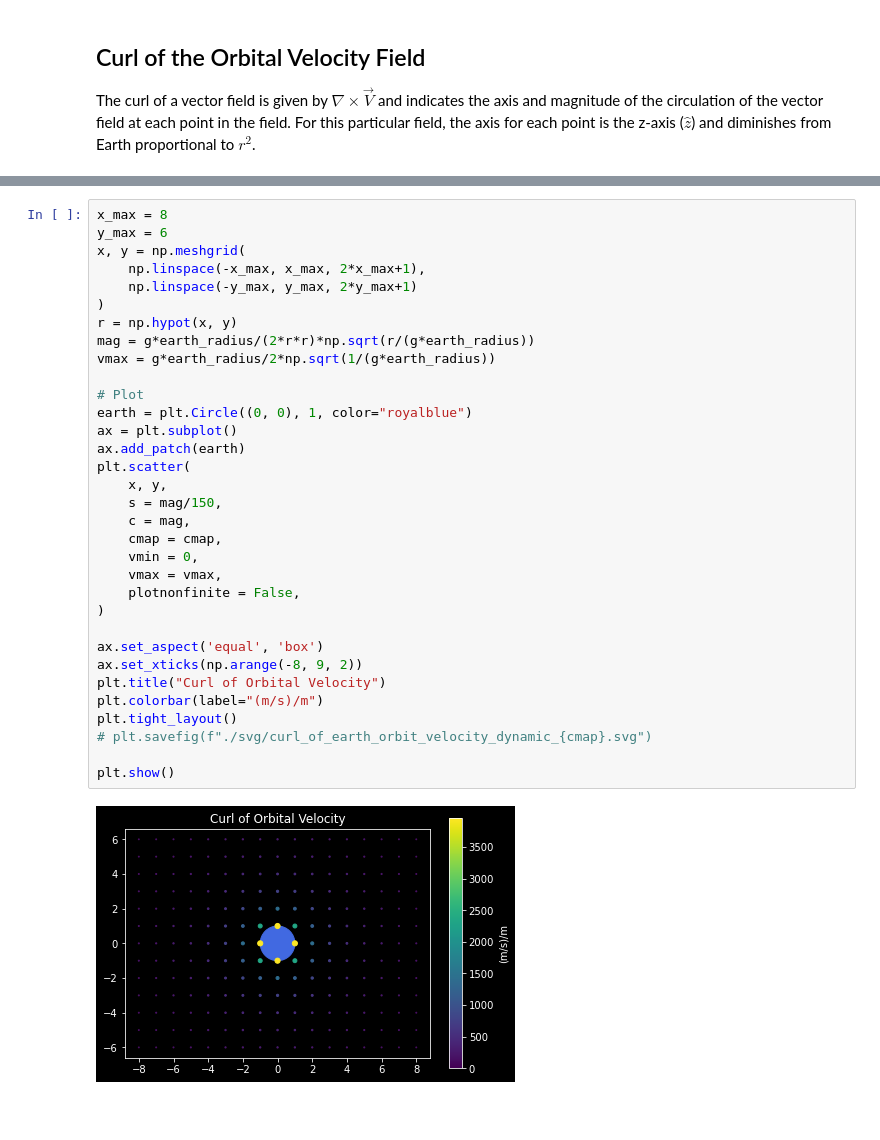
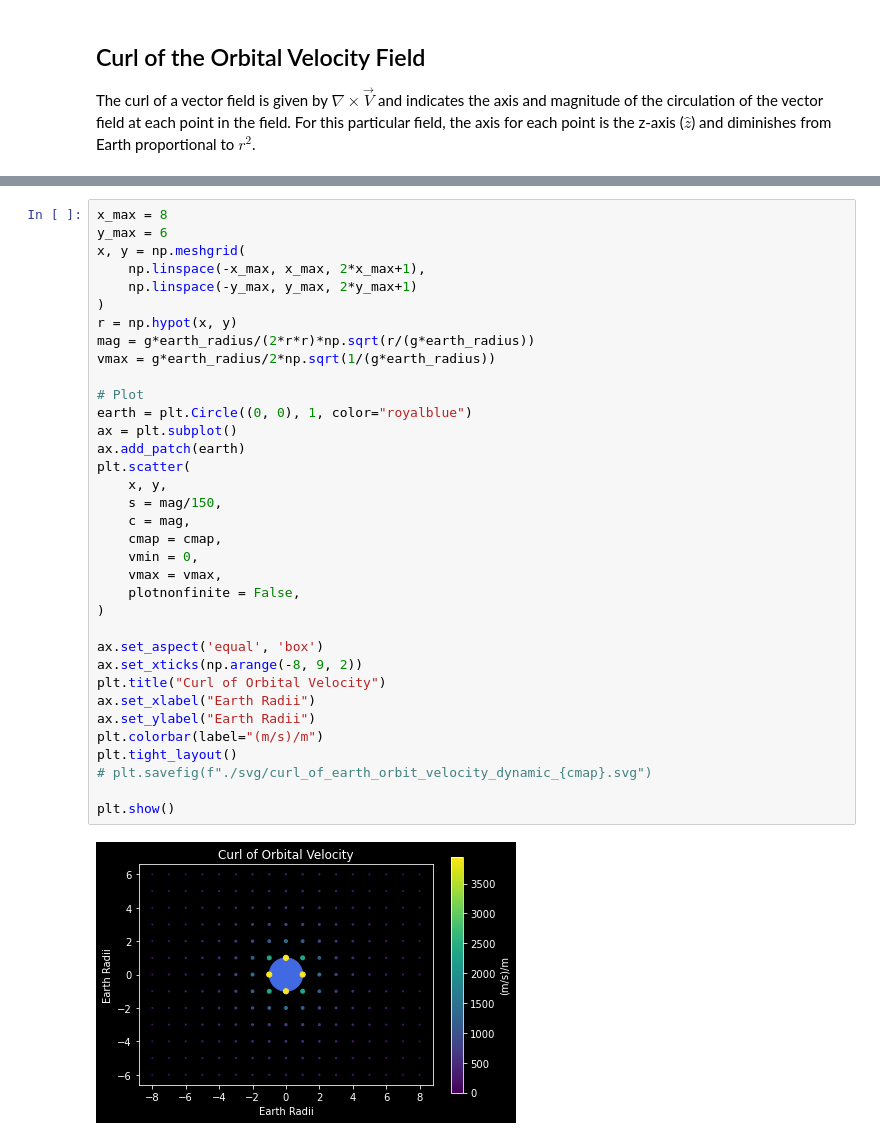
Before and after one commit to zachartrand/Field-plots, a Jupyter notebook: earth_gravity/earth_gravity.ipynb, the cells around one changed output, grey strips where cells are left out. Drawn from its saved outputs; the diff is of its cells as text; blank space fills up the shorter version.

```diff
--- a/earth_gravity/earth_gravity.ipynb
+++ b/earth_gravity/earth_gravity.ipynb
@@ -266,31 +276,33 @@ x, y = np.meshgrid(
     np.linspace(-x_max, x_max, 2*x_max+1),
     np.linspace(-y_max, y_max, 2*y_max+1)
 )
 r = np.hypot(x, y)
 mag = g*earth_radius/(2*r*r)*np.sqrt(r/(g*earth_radius))
 vmax = g*earth_radius/2*np.sqrt(1/(g*earth_radius))
 
 # Plot
 earth = plt.Circle((0, 0), 1, color="royalblue")
 ax = plt.subplot()
 ax.add_patch(earth)
 plt.scatter(
     x, y,
     s = mag/150,
     c = mag,
     cmap = cmap,
     vmin = 0,
     vmax = vmax,
     plotnonfinite = False,
 )
 
 ax.set_aspect('equal', 'box')
 ax.set_xticks(np.arange(-8, 9, 2))
 plt.title("Curl of Orbital Velocity")
+ax.set_xlabel("Earth Radii")
+ax.set_ylabel("Earth Radii")
 plt.colorbar(label="(m/s)/m")
 plt.tight_layout()
 # plt.savefig(f"./svg/curl_of_earth_orbit_velocity_dynamic_{cmap}.svg")
 
 plt.show()
 # %% [output]
-[figure, old version]
+[figure, new version]
```
Also changed, not shown: parts of 8 cells of this notebook, 8 other files.
